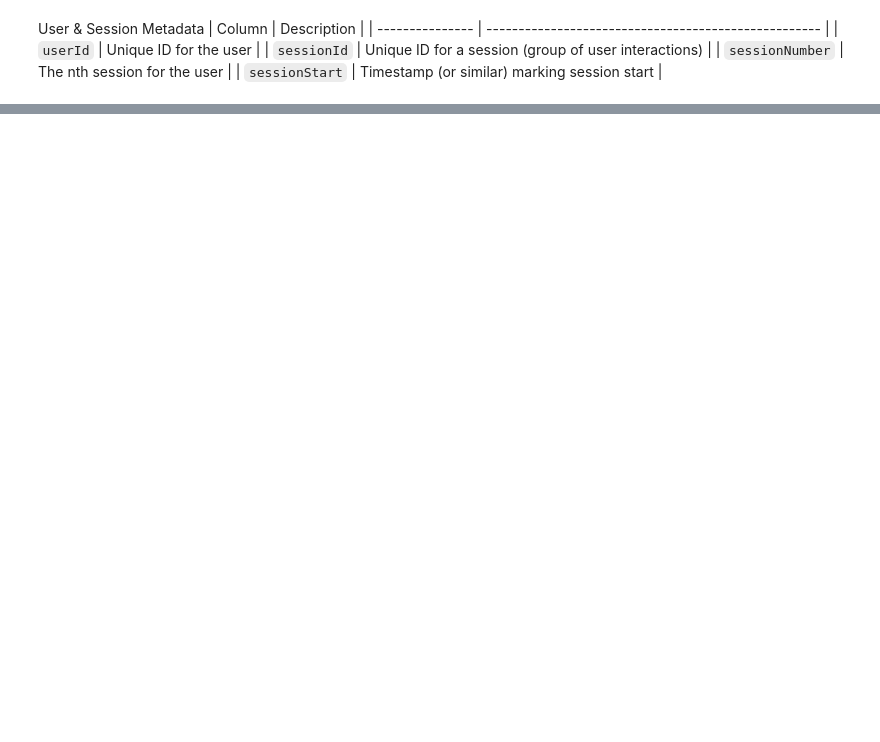
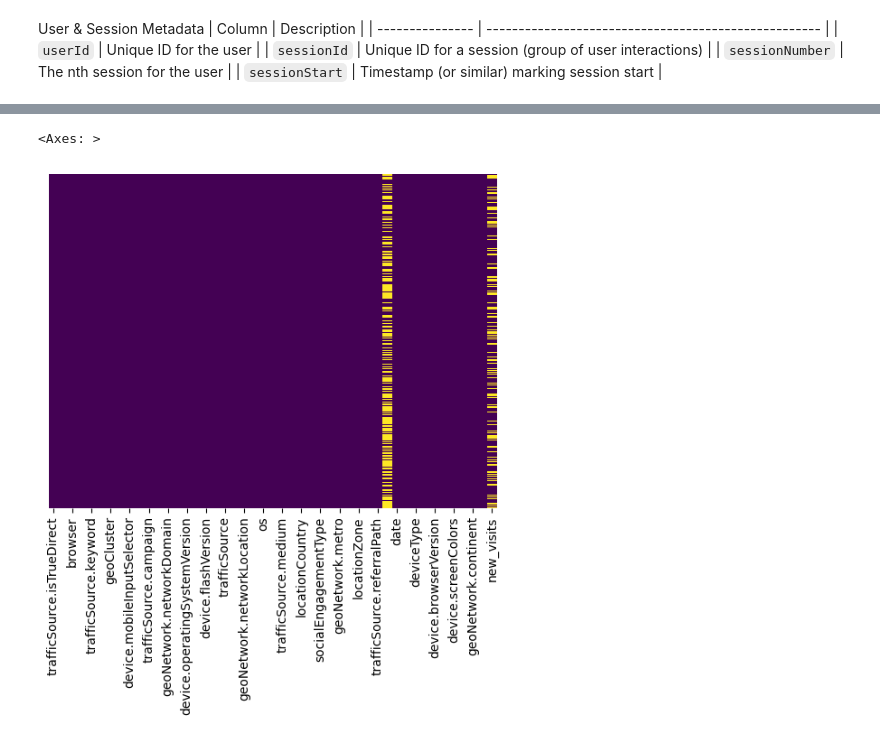
Before and after one commit to manjuiitm/codes, a Jupyter notebook: 24ds2000126-notebook-t22025.ipynb, the cells around one changed output, grey strips where cells are left out. Drawn from its saved outputs; the diff is of its cells as text; code cells hidden in the pictures; blank space fills up the shorter version.

```diff
--- a/24ds2000126-notebook-t22025.ipynb
+++ b/24ds2000126-notebook-t22025.ipynb
@@ -1271,10 +137,0 @@ test_df['bounce_proxy'] = ((test_df['pageViews'] <= 1) | (test_df['totalHits'] <
-# %%
-# For train_df
-train_df['new_visits'] = train_df['new_visits'].fillna(0).astype(int)
-train_df['from_ad'] = ((train_df['gclIdPresent'] == 1) |
-                       (train_df['trafficSource.medium'].str.contains('cpc|paid', case=False, na=False))).astype(int)
-
-# For test_df
-test_df['new_visits'] = test_df['new_visits'].fillna(0).astype(int)
-test_df['from_ad'] = ((test_df['gclIdPresent'] == 1) |
-                      (test_df['trafficSource.medium'].str.contains('cpc|paid', case=False, na=False))).astype(int)
@@ -1437,7 +137,0 @@ Using categorical features: ['userChannel', 'geoNetwork.subContinent', 'geoNetwo
-# %%
-from sklearn.preprocessing import LabelEncoder
-
-for col in selected_categorical_features:
-    le = LabelEncoder()
-    train_df[col] = le.fit_transform(train_df[col].astype(str))
-    test_df[col] = test_df[col].astype(str).map(lambda s: le.transform([s])[0] if s in le.classes_ else -1)
@@ -1549,0 +198,19 @@ Dummy R2: -0.016761249430524927
+# %%
+# List of sparse columns to drop
+sparse_cols_to_drop = [
+    'trafficSource.adContent',
+    'trafficSource.adwordsClickInfo.slot',
+    'trafficSource.adwordsClickInfo.isVideoAd',
+    'trafficSource.adwordsClickInfo.adNetworkType',
+    'trafficSource.adwordsClickInfo.page'
+]
+
+# Drop from train set
+train_df.drop(columns=sparse_cols_to_drop, inplace=True)
+
+# If you have test_df as well, drop from it too
+test_df.drop(columns=sparse_cols_to_drop, inplace=True)
+# %%
+train_df['trafficSource.keyword'] = train_df['trafficSource.keyword'].fillna('unknown')
+train_df['trafficSource.isTrueDirect'] = train_df['trafficSource.isTrueDirect'].fillna('unknown')
+train_df['trafficSource.referralPath'] = train_df['trafficSource.referralPath'].fillna('unknown')
@@ -1549,0 +248,5 @@ Dummy R2: -0.016761249430524927
+# %%
+sns.heatmap(train_df.isnull(),yticklabels=False,cbar=False,cmap='viridis')
+# %% [output]
+<Axes: >
+[figure, added]
```
Also changed, not shown: parts of 104 cells of this notebook.
